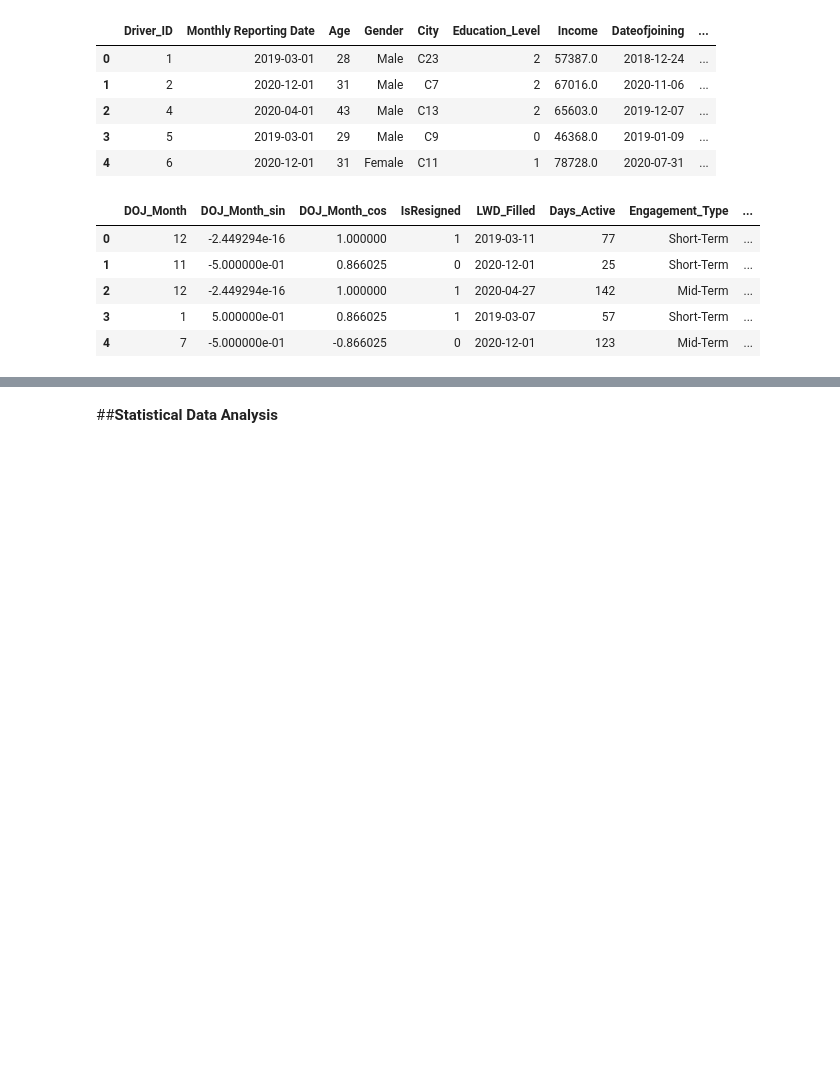
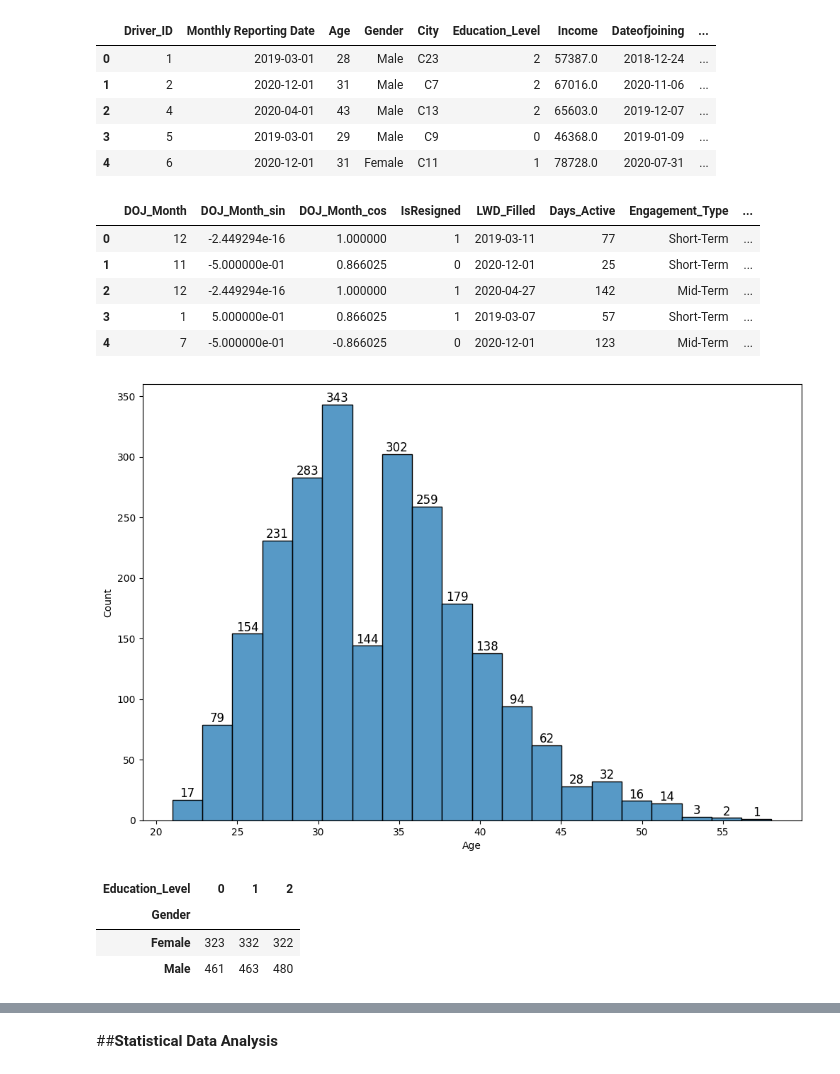
Before and after one commit to akshaykumar2972/POC2025, a Jupyter notebook: POC_Ola.ipynb, the cells around one changed output, grey strips where cells are left out. Drawn from its saved outputs; the diff is of its cells as text; code cells hidden in the pictures; blank space fills up the shorter version.

```diff
--- a/POC_Ola.ipynb
+++ b/POC_Ola.ipynb
@@ -341,4 +341,6 @@ df1['IsNewDriver'] = df1['Days_Active'].apply(lambda x: 1 if x < 90 else 0)
 df1['Days_Since_Resignation'] = (pd.to_datetime('today') - pd.to_datetime(df1['LastWorkingDate'])).dt.days.fillna(0).astype(int)
 # %% [markdown]
 ##**Exploratory Data Analysis**
+# %%
+df3 = df1.copy()
 # %%
@@ -359,3 +361,18 @@ df1.iloc[:5,15:]
 | 2 | 12 | -2.449294e-16 | 1.000000 | 1 | 2020-04-27 | 142 | Mid-Term | ... |
 | 3 | 1 | 5.000000e-01 | 0.866025 | 1 | 2019-03-07 | 57 | Short-Term | ... |
 | 4 | 7 | -5.000000e-01 | -0.866025 | 0 | 2020-12-01 | 123 | Mid-Term | ... |
+# %%
+plt.figure(figsize=(12, 8))
+ax = sns.histplot(df3['Age'], bins=20)
+for container in ax.containers:
+    ax.bar_label(container, label_type='edge', fontsize=12, color='black')
+plt.show()
+# %% [output]
+[figure, added]
+# %%
+pd.crosstab(df3['Gender'], df3['Education_Level'])
+# %% [output]
+| Education_Level | 0 | 1 | 2 |
+| Gender |  |  |  |
+| Female | 323 | 332 | 322 |
+| Male | 461 | 463 | 480 |
```
Also changed, not shown: parts of 13 cells of this notebook.
